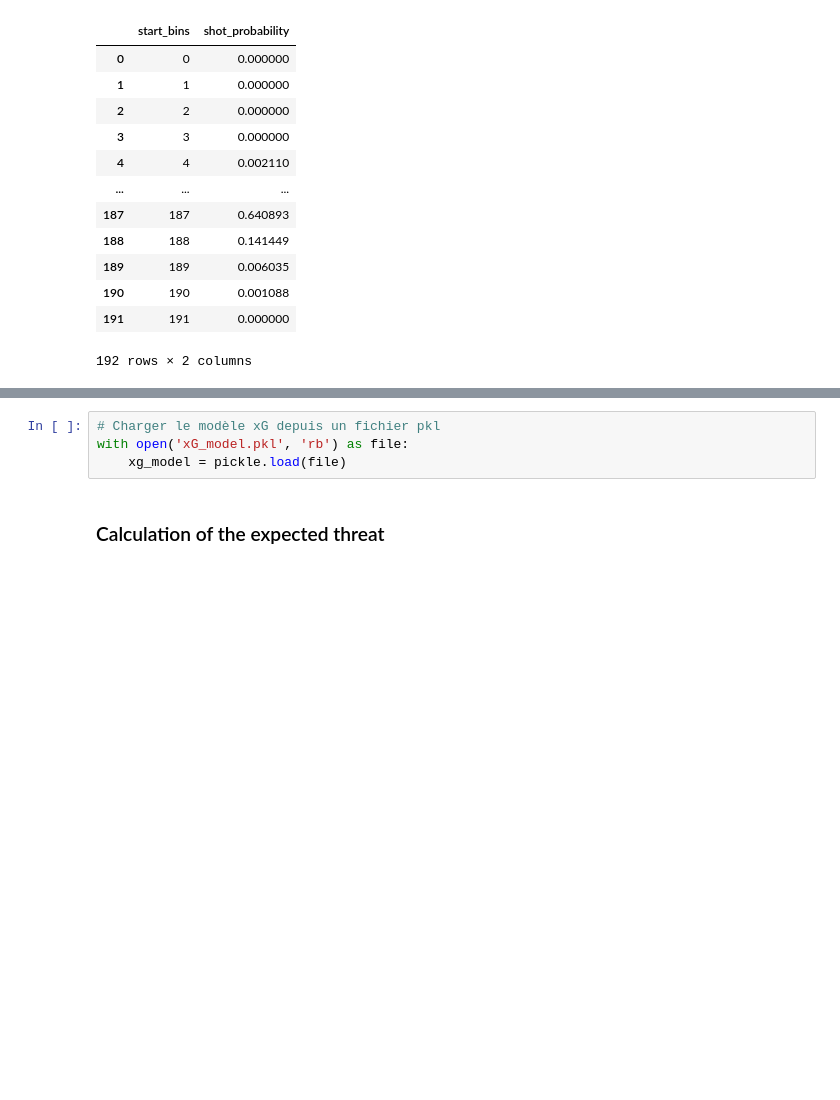
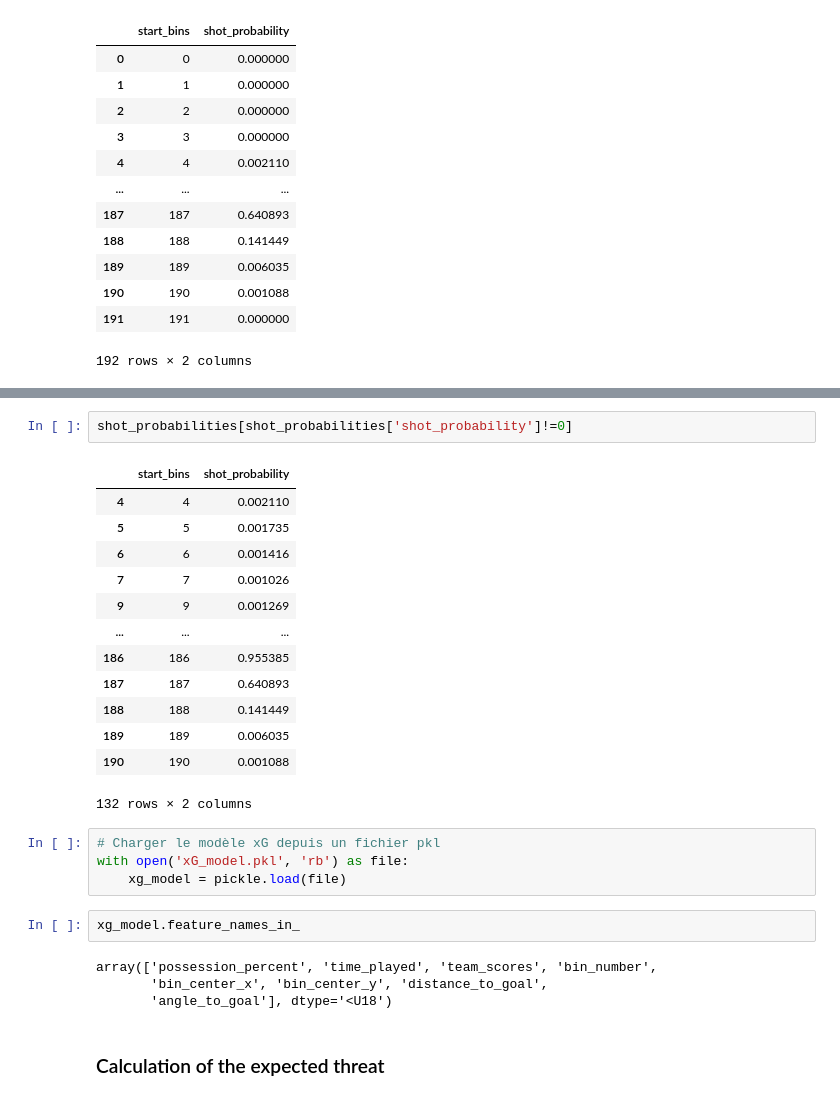
Before and after one commit to Anhali/xG_model-_python, a Jupyter notebook: xT_based_on_xG.ipynb, the cells around one changed output, grey strips where cells are left out. Cells and saved outputs as stored; diff of their text form; blank space fills up the shorter version.

```diff
--- a/xT_based_on_xG.ipynb
+++ b/xT_based_on_xG.ipynb
@@ -233,6 +253,28 @@ shot_probabilities
+# %%
+shot_probabilities[shot_probabilities['shot_probability']!=0]
+# %% [output]
+|  | start_bins | shot_probability |
+| 4 | 4 | 0.002110 |
+| 5 | 5 | 0.001735 |
+| 6 | 6 | 0.001416 |
+| 7 | 7 | 0.001026 |
+| 9 | 9 | 0.001269 |
+| ... | ... | ... |
+| 186 | 186 | 0.955385 |
+| 187 | 187 | 0.640893 |
+| 188 | 188 | 0.141449 |
+| 189 | 189 | 0.006035 |
+| 190 | 190 | 0.001088 |
+132 rows × 2 columns
 # %%
 # Charger le modèle xG depuis un fichier pkl
 with open('xG_model.pkl', 'rb') as file:
     xg_model = pickle.load(file)
+# %%
+xg_model.feature_names_in_
+# %% [output]
+array(['possession_percent', 'time_played', 'team_scores', 'bin_number',
+       'bin_center_x', 'bin_center_y', 'distance_to_goal',
+       'angle_to_goal'], dtype='<U18')
 # %% [markdown]
 ### Calculation of the expected threat
```
Also changed, not shown: parts of 8 cells of this notebook, 1 other file.
